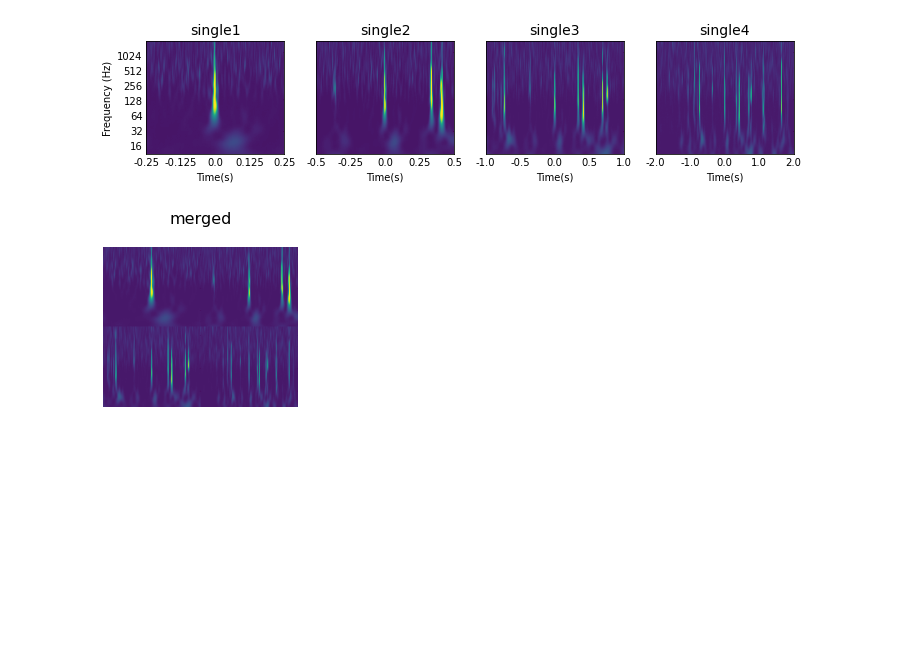
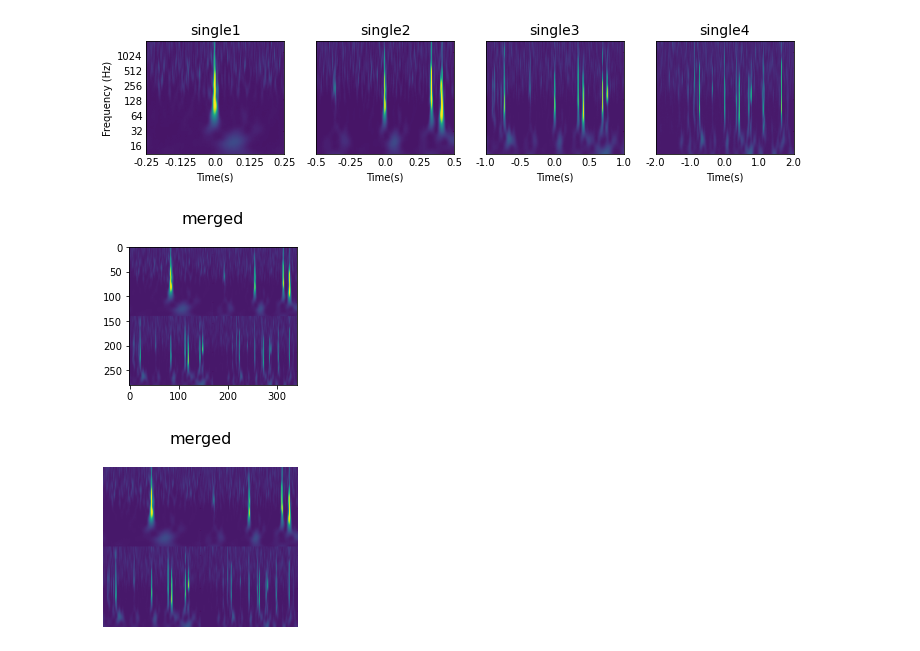
Before and after one commit to tttiago/GravitySpyClassifier, a Jupyter notebook: 03_view_figs.ipynb, the cells around one changed output. Cells and saved outputs as stored; diff of their text form; code cells hidden in the pictures; blank space fills up the shorter version.

Commit message:
Checked view sizes.

```diff
--- a/03_view_figs.ipynb
+++ b/03_view_figs.ipynb
@@ -108,6 +105,19 @@ fig.savefig('../figs/glitches/03_single_views.png', dpi=300)
 #fig.savefig('../figs/glitches/01_glitch_classes.pdf', dpi=300)
 # %% [output]
 [figure]
+# %%
+fig = plt.figure(figsize=(3, 3))
+
+view1 = file[label]['train'][id_]["0.5.png"][0]
+view2 = file[label]['train'][id_]["1.0.png"][0]
+view3 = file[label]['train'][id_]["2.0.png"][0]
+view4 = file[label]['train'][id_]["4.0.png"][0]
+img = np.vstack((np.hstack((view1, view2)), (np.hstack((view3, view4)))))
+
+plt.imshow(img)
+plt.title('merged\n', size=16);
+# %% [output]
+[figure, added]
 # %%
 fig = plt.figure(figsize=(3, 3))
 
```
Also changed, not shown: parts of 1 cell of this notebook.
